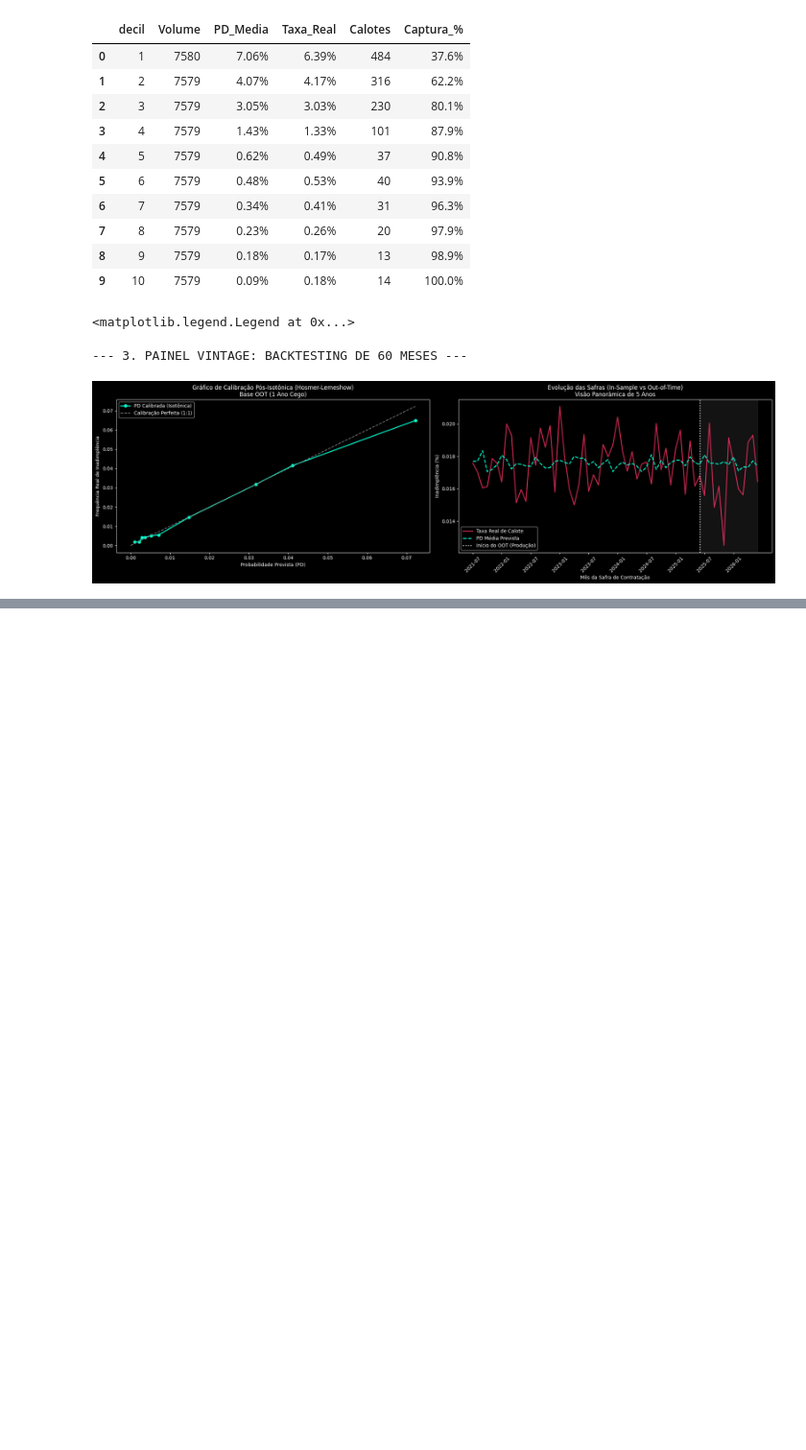
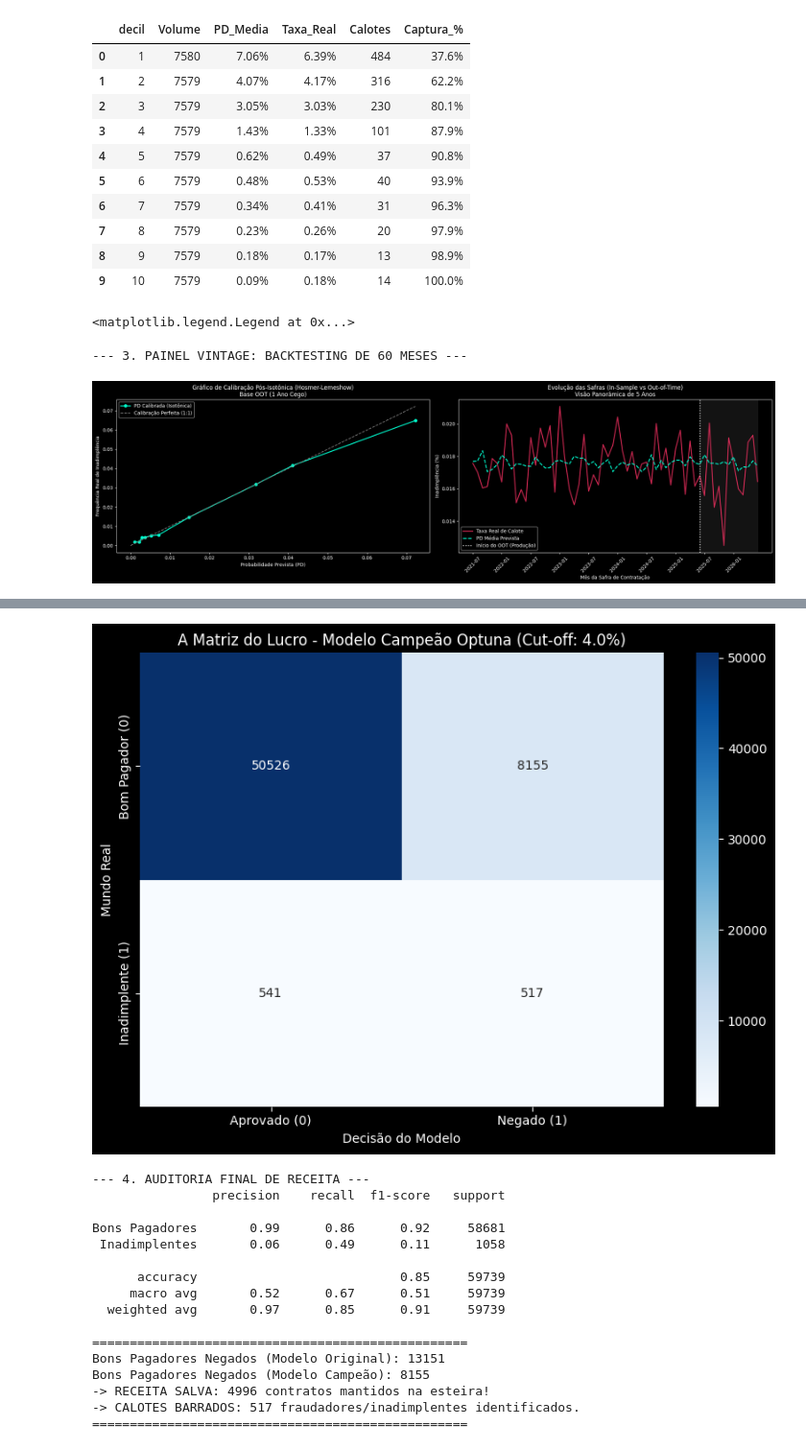
Before and after one commit to engineer-inks/ifrs9-financial-computer-ai, a Jupyter notebook: notebooks/01_estudo_clusters_portfolio.ipynb, the cells around one changed output, grey strips where cells are left out. Shown at 96% size. Drawn from its saved outputs; the diff is of its cells as text; code cells hidden in the pictures; blank space fills up the shorter version.

```diff
--- a/notebooks/01_estudo_clusters_portfolio.ipynb
+++ b/notebooks/01_estudo_clusters_portfolio.ipynb
@@ -14,6 +32,7 @@ from sklearn.decomposition import PCA
 from sklearn.cluster import KMeans
 from sklearn.preprocessing import PowerTransformer
 
+from lightgbm import LGBMClassifier
 from catboost import CatBoostClassifier, Pool
 from sklearn.metrics import roc_auc_score, roc_curve
 from datetime import timedelta
@@ -22,7 +41,11 @@ from sklearn.calibration import calibration_curve
 import shap
 
 from sklearn.isotonic import IsotonicRegression
-from sklearn.metrics import confusion_matrix, classification_report, accuracy_score
+from sklearn.metrics import confusion_matrix, classification_report, average_precision_score, accuracy_score, precision_recall_curve
+import optuna
+
+# Suprimindo logs excessivos do Optuna
+optuna.logging.set_verbosity(optuna.logging.WARNING)
 
 # Configuração de Estilo
 plt.style.use('dark_background')
@@ -821,0 +1037,43 @@ plt.show()
+# %%
+# ================= VIZUALIZAÇÃO =================
+fig, ax = plt.subplots(figsize=(8, 6))
+
+sns.heatmap(cm_campeao, annot=True, fmt='d', cmap='Blues', ax=ax,
+            xticklabels=['Aprovado (0)', 'Negado (1)'],
+            yticklabels=['Bom Pagador (0)', 'Inadimplente (1)'])
+ax.set_title(f"A Matriz do Lucro - Modelo Campeão Optuna (Cut-off: {nota_de_corte*100}%)")
+ax.set_ylabel("Mundo Real")
+ax.set_xlabel("Decisão do Modelo")
+plt.tight_layout()
+plt.show()
+
+print("\n--- 4. AUDITORIA FINAL DE RECEITA ---")
+falsos_positivos_campeao = cm_campeao[0, 1]
+falsos_positivos_original = 13151 # O erro grotesco do primeiro modelo
+calotes_barrados_campeao = cm_campeao[1, 1]
+
+print(classification_report(y_test_dev, previsoes_campeao, target_names=['Bons Pagadores', 'Inadimplentes']))
+print(f"==================================================")
+print(f"Bons Pagadores Negados (Modelo Original): {falsos_positivos_original}")
+print(f"Bons Pagadores Negados (Modelo Campeão): {falsos_positivos_campeao}")
+print(f"-> RECEITA SALVA: {falsos_positivos_original - falsos_positivos_campeao} contratos mantidos na esteira!")
+print(f"-> CALOTES BARRADOS: {calotes_barrados_campeao} fraudadores/inadimplentes identificados.")
+print(f"==================================================")
+# %% [output]
+[figure, added]
+--- 4. AUDITORIA FINAL DE RECEITA ---
+                precision    recall  f1-score   support
+
+Bons Pagadores       0.99      0.86      0.92     58681
+ Inadimplentes       0.06      0.49      0.11      1058
+
+      accuracy                           0.85     59739
+     macro avg       0.52      0.67      0.51     59739
+  weighted avg       0.97      0.85      0.91     59739
+
+==================================================
+Bons Pagadores Negados (Modelo Original): 13151
+Bons Pagadores Negados (Modelo Campeão): 8155
+-> RECEITA SALVA: 4996 contratos mantidos na esteira!
+-> CALOTES BARRADOS: 517 fraudadores/inadimplentes identificados.
+==================================================
```
Also changed, not shown: parts of 17 cells of this notebook.
